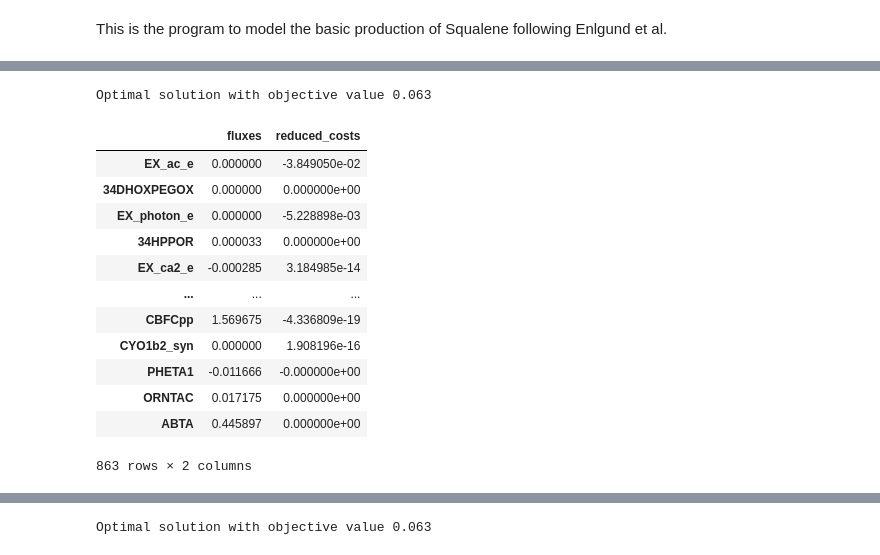
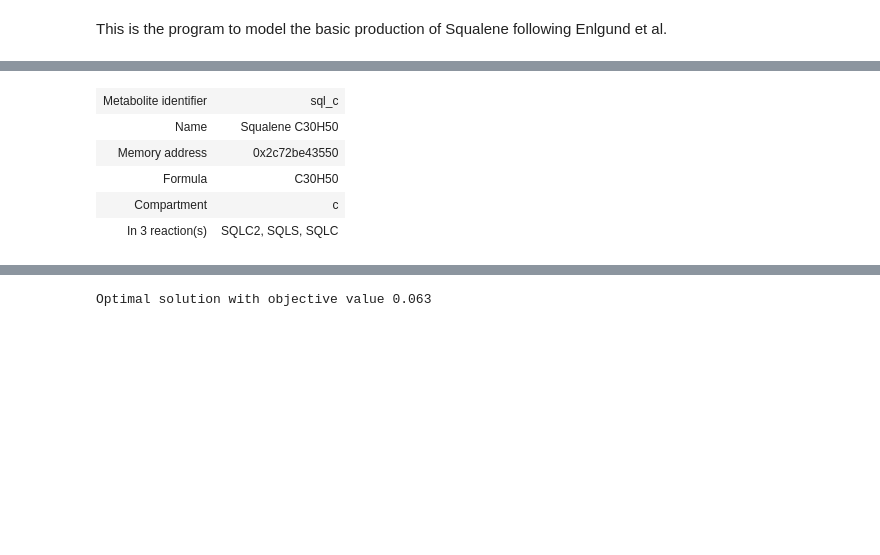
Before and after one commit to 27410/27410-group-assigment-group18_squalene_production, a Jupyter notebook: BasicModel.ipynb, the cells around one changed output, grey strips where cells are left out. Drawn from its saved outputs; the diff is of its cells as text; code cells hidden in the pictures; blank space fills up the shorter version.

```diff
--- a/BasicModel.ipynb
+++ b/BasicModel.ipynb
@@ -18,23 +18,15 @@ model.genes.get_by_id("shc")
 | Functional | True |
 | In 2 reaction(s) | SQLC2, SQLC |
-# %%
-#Initial growth rate
-model.optimize()
-# %% [output]
-Optimal solution with objective value 0.063
-|  | fluxes | reduced_costs |
-| EX_ac_e | 0.000000 | -3.849050e-02 |
-| 34DHOXPEGOX | 0.000000 | 0.000000e+00 |
-| EX_photon_e | 0.000000 | -5.228898e-03 |
-| 34HPPOR | 0.000033 | 0.000000e+00 |
-| EX_ca2_e | -0.000285 | 3.184985e-14 |
-| ... | ... | ... |
-| CBFCpp | 1.569675 | -4.336809e-19 |
-| CYO1b2_syn | 0.000000 | 1.908196e-16 |
-| PHETA1 | -0.011666 | -0.000000e+00 |
-| ORNTAC | 0.017175 | 0.000000e+00 |
-| ABTA | 0.445897 | 0.000000e+00 |
-863 rows × 2 columns
+# %%
+#Presence of the metabolite
+model.metabolites.get_by_id("sql_c")
+# %% [output]
+| Metabolite identifier | sql_c |
+| Name | Squalene C30H50 |
+| Memory address | 0x2c72be43550 |
+| Formula | C30H50 |
+| Compartment | c |
+| In 3 reaction(s) | SQLC2, SQLS, SQLC |
 # %%
 #Presence of the reaction (note initial bounds)
 model.reactions.get_by_id("SQLC")
```
Also changed, not shown: parts of 6 cells of this notebook, 13 other files.
